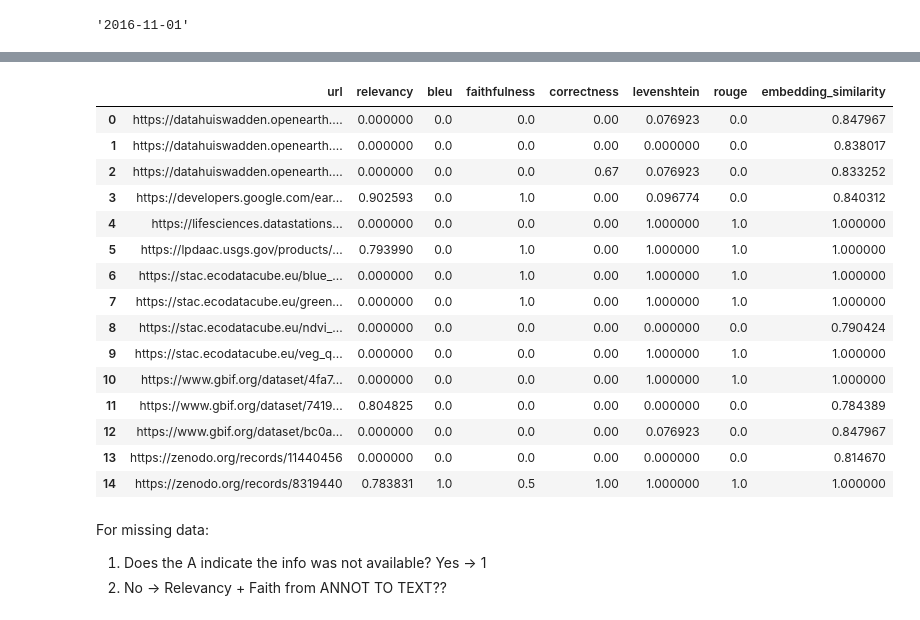
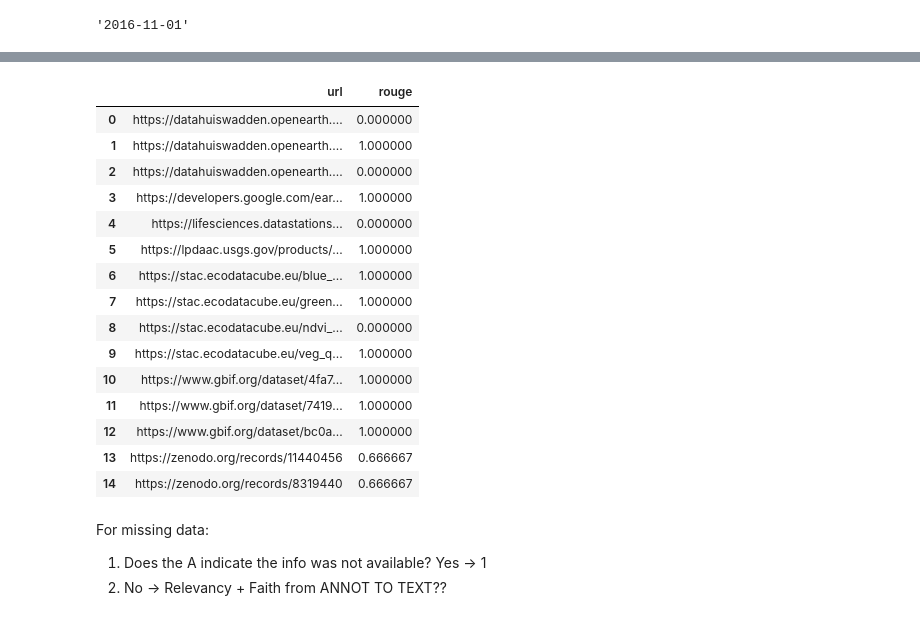
Before and after one commit to LTER-LIFE/meta-knowledge-harvesting, a Jupyter notebook: Evaluate LLM output.ipynb, the cells around one changed output, grey strips where cells are left out. Drawn from its saved outputs; the diff is of its cells as text; code cells hidden in the pictures.

```diff
--- a/Evaluate LLM output.ipynb
+++ b/Evaluate LLM output.ipynb
@@ -15,3 +18,9 @@ KEYS = {
     'openai': os.getenv('OPENAI_API_KEY')
 }
 os.environ['OPENAI_API_KEY'] = KEYS['openai']
+# %%
+def load_yaml(file_path):
+    with open(file_path, 'r') as file:
+        return yaml.safe_load(file)
+
+load_yaml('outputs/tmp.yaml')
@@ -128,9 +144,9 @@ test_faith = True
 test_correct = True
 test_relevancy = True
 test_nonllm_similarity = True
-test_embeddings_similarity = True
+test_embeddings_similarity = False
 
-col_evaluate = 'Spatial resolution'  # Column to evaluate, e.g., 'Description', 'Title', etc.
+col_evaluate = 'Metadata date'  # Column to evaluate, e.g., 'Description', 'Title', etc.
 
 ds_scores = {x: [] for x in ['url', 'relevancy', 'bleu', 'faithfulness', 'correctness', 'levenshtein', 'rouge', 'embedding_similarity']}
 
@@ -148,27 +164,47 @@ for url in tqdm(list_ds_urls):
     assert type(field_pred) is str, f"Field {col_evaluate} in predictions for URL {url} is not a string."
     assert type(field_annot) is str, f"Field {col_evaluate} in annotations for URL {url} is not a string."
 
+    # context = [f'The {k} of this dataset is {v}' for k, v in labels_annot[url].items() if v != 'N/A']
+    # test_data_inference = SingleTurnSample(
+    #     user_input=f'What is the {col_evaluate} of this dataset?',
+    #     response=field_pred,
+    #     retrieved_contexts=context
+    # )
+
+    # faith_scorer = Faithfulness(llm=evaluator_llm)
+    # faith = await faith_scorer.single_turn_ascore(test_data_faith)
+    # ds_scores['faithfulness'].append(faith)
+
+    if field_annot == 'N/A':
+        if field_pred is None or field_pred.lower() in ['n/a', 'none', '', 'not specified', 'not available', 'not applicable', 'not provided', 'not given']:
+            # If both annotation and prediction are 'N/A', skip this dataset
+            ds_scores['rouge'].append(1)
+            continue
+        # else:
+    #         context = [f'The {k} of this dataset is {v}' for k, v in labels_annot[url].items() if v != 'N/A']
+    #         test_data_inference = SingleTurnSample(
+    #             user_input=f'What is the {col_evaluate} of this dataset?',
+    #             response=field_pred,
+    #             retrieved_contexts=context
+    #         )
+
+    #     faith_scorer = Faithfulness(llm=evaluator_llm)
+    #     faith = await faith_scorer.single_turn_ascore(test_data_faith)
+    #     ds_scores['faithfulness'].append(faith)
+    # else:
+    #     ds_scores['faithfulness'].append(None)
+
+
     test_data = SingleTurnSample(
         user_input=f'What is the {col_evaluate} of this dataset?',
         response=field_pred,
-        reference=field_annot
-        # reference=labels_annot.get(url, 'Description')[0]
-    )
-
-    test_data_faith = SingleTurnSample(
-        user_input=f'What is the {col_evaluate} of this dataset?',
-        response=field_pred,
+        reference=field_annot,
         retrieved_contexts=[field_annot]
-    )
-
-    test_data_f1 = SingleTurnSample(
-        response=field_pred,
-        reference=field_annot
     )
 
     if test_nonllm_similarity:
         levenshtein_scorer = NonLLMStringSimilarity(distance_measure=DistanceMeasure.LEVENSHTEIN)
-        levenshtein_sim = levenshtein_scorer.single_turn_score(test_data_f1)
+        levenshtein_sim = levenshtein_scorer.single_turn_score(test_data)
         ds_scores['levenshtein'].append(levenshtein_sim)
         rouge_scorer = RougeScore(rouge_type='rougeL', mode='fmeasure')
         rouge_score = rouge_scorer.single_turn_score(test_data)
@@ -184,17 +220,17 @@ for url in tqdm(list_ds_urls):
 
     if test_faith:
         faith_scorer = Faithfulness(llm=evaluator_llm)
-        faith = await faith_scorer.single_turn_ascore(test_data_faith)
+        faith = await faith_scorer.single_turn_ascore(test_data)
         ds_scores['faithfulness'].append(faith)
 
     if test_correct:
         correct_scorer = FactualCorrectness(llm=evaluator_llm, mode='f1', atomicity='high', coverage='low')
-        correct = await correct_scorer.single_turn_ascore(test_data_f1)
+        correct = await correct_scorer.single_turn_ascore(test_data)
         ds_scores['correctness'].append(correct)
 
     if test_embeddings_similarity:
         embeddings_scorer = SemanticSimilarity(embeddings=evaluator_embeddings)
-        embedding_similarity = await embeddings_scorer.single_turn_ascore(test_data_f1)
+        embedding_similarity = await embeddings_scorer.single_turn_ascore(test_data)
         ds_scores['embedding_similarity'].append(embedding_similarity)
 
 ds_scores = {k: v for k, v in ds_scores.items() if len(v) == len(list_ds_urls)}  # Ensure all lists are of equal length
@@ -207,19 +247,19 @@ Available fields for https://stac.ecodatacube.eu/veg_quercus.robur_anv.eml/colle
-|  | url | relevancy | bleu | faithfulness | correctness | levenshtein | rouge | embedding_similarity |
-| 0 | https://datahuiswadden.openearth.... | 0.000000 | 0.0 | 0.0 | 0.00 | 0.076923 | 0.0 | 0.847967 |
-| 1 | https://datahuiswadden.openearth.... | 0.000000 | 0.0 | 0.0 | 0.00 | 0.000000 | 0.0 | 0.838017 |
-| 2 | https://datahuiswadden.openearth.... | 0.000000 | 0.0 | 0.0 | 0.67 | 0.076923 | 0.0 | 0.833252 |
-| 3 | https://developers.google.com/ear... | 0.902593 | 0.0 | 1.0 | 0.00 | 0.096774 | 0.0 | 0.840312 |
-| 4 | https://lifesciences.datastations... | 0.000000 | 0.0 | 0.0 | 0.00 | 1.000000 | 1.0 | 1.000000 |
-| 5 | https://lpdaac.usgs.gov/products/... | 0.793990 | 0.0 | 1.0 | 0.00 | 1.000000 | 1.0 | 1.000000 |
-| 6 | https://stac.ecodatacube.eu/blue_... | 0.000000 | 0.0 | 1.0 | 0.00 | 1.000000 | 1.0 | 1.000000 |
-| 7 | https://stac.ecodatacube.eu/green... | 0.000000 | 0.0 | 1.0 | 0.00 | 1.000000 | 1.0 | 1.000000 |
-| 8 | https://stac.ecodatacube.eu/ndvi_... | 0.000000 | 0.0 | 0.0 | 0.00 | 0.000000 | 0.0 | 0.790424 |
-| 9 | https://stac.ecodatacube.eu/veg_q... | 0.000000 | 0.0 | 0.0 | 0.00 | 1.000000 | 1.0 | 1.000000 |
-| 10 | https://www.gbif.org/dataset/4fa7... | 0.000000 | 0.0 | 0.0 | 0.00 | 1.000000 | 1.0 | 1.000000 |
-| 11 | https://www.gbif.org/dataset/7419... | 0.804825 | 0.0 | 0.0 | 0.00 | 0.000000 | 0.0 | 0.784389 |
-| 12 | https://www.gbif.org/dataset/bc0a... | 0.000000 | 0.0 | 0.0 | 0.00 | 0.076923 | 0.0 | 0.847967 |
-| 13 | https://zenodo.org/records/11440456 | 0.000000 | 0.0 | 0.0 | 0.00 | 0.000000 | 0.0 | 0.814670 |
-| 14 | https://zenodo.org/records/8319440 | 0.783831 | 1.0 | 0.5 | 1.00 | 1.000000 | 1.0 | 1.000000 |
+|  | url | rouge |
+| 0 | https://datahuiswadden.openearth.... | 0.000000 |
+| 1 | https://datahuiswadden.openearth.... | 1.000000 |
+| 2 | https://datahuiswadden.openearth.... | 0.000000 |
+| 3 | https://developers.google.com/ear... | 1.000000 |
+| 4 | https://lifesciences.datastations... | 0.000000 |
+| 5 | https://lpdaac.usgs.gov/products/... | 1.000000 |
+| 6 | https://stac.ecodatacube.eu/blue_... | 1.000000 |
+| 7 | https://stac.ecodatacube.eu/green... | 1.000000 |
+| 8 | https://stac.ecodatacube.eu/ndvi_... | 0.000000 |
+| 9 | https://stac.ecodatacube.eu/veg_q... | 1.000000 |
+| 10 | https://www.gbif.org/dataset/4fa7... | 1.000000 |
+| 11 | https://www.gbif.org/dataset/7419... | 1.000000 |
+| 12 | https://www.gbif.org/dataset/bc0a... | 1.000000 |
+| 13 | https://zenodo.org/records/11440456 | 0.666667 |
+| 14 | https://zenodo.org/records/8319440 | 0.666667 |
 # %% [markdown]
 For missing data:
 1. Does the A indicate the info was not available? Yes -> 1
```
Also changed, not shown: parts of 15 cells of this notebook, 6 other files.
